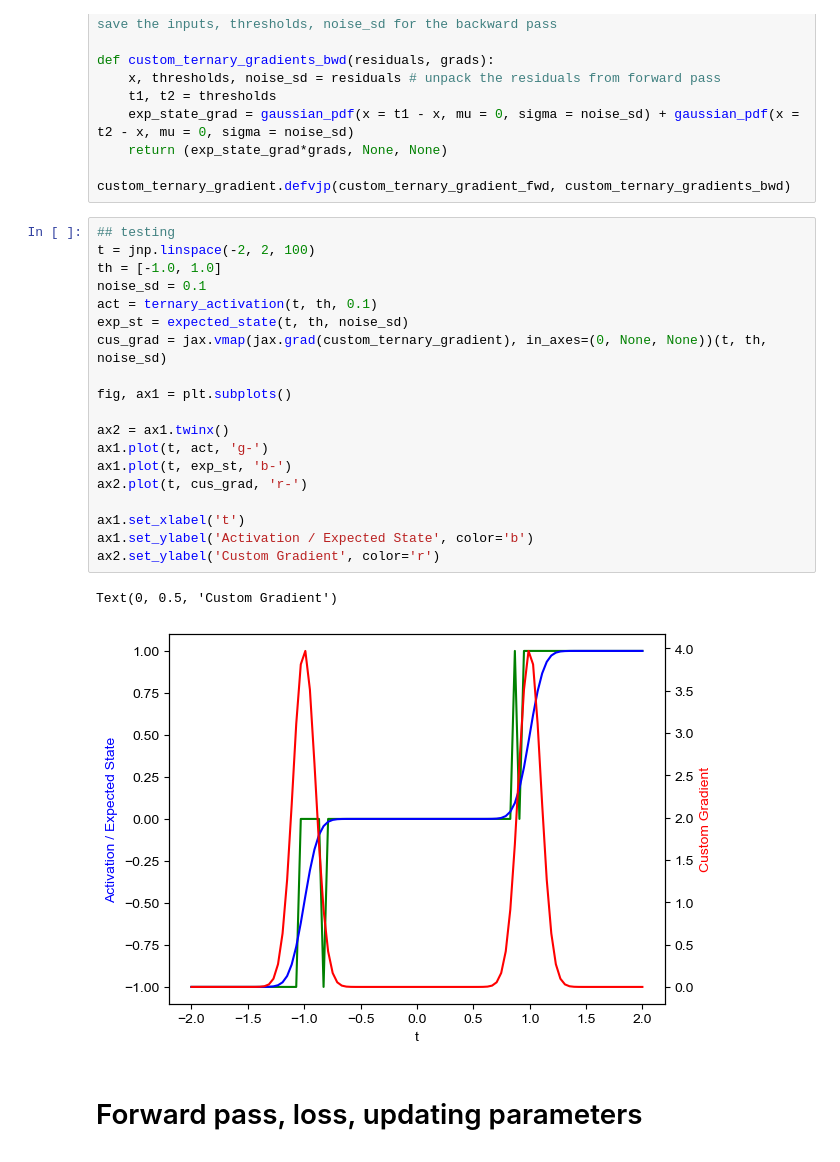
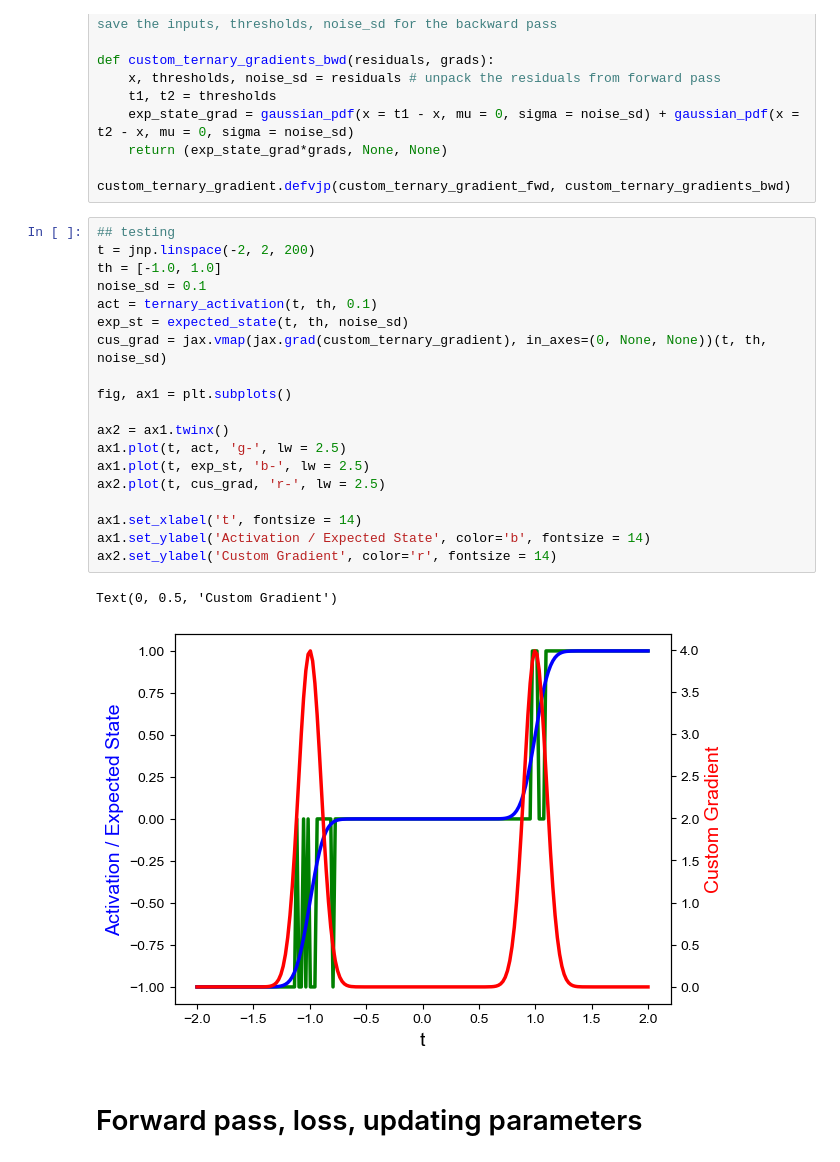
Before and after one commit to Integrated-Systems-Neuroengineering/scrramble, a Jupyter notebook: Notebooks/trident_v1.ipynb, the cells around one changed output. Drawn from its saved outputs; the diff is of its cells as text.

```diff
--- a/Notebooks/trident_v1.ipynb
+++ b/Notebooks/trident_v1.ipynb
@@ -136,26 +131,26 @@ def custom_ternary_gradients_bwd(residuals, grads):
 custom_ternary_gradient.defvjp(custom_ternary_gradient_fwd, custom_ternary_gradients_bwd)
 # %%
 ## testing
-t = jnp.linspace(-2, 2, 100)
+t = jnp.linspace(-2, 2, 200)
 th = [-1.0, 1.0]
 noise_sd = 0.1
 act = ternary_activation(t, th, 0.1)
 exp_st = expected_state(t, th, noise_sd)
 cus_grad = jax.vmap(jax.grad(custom_ternary_gradient), in_axes=(0, None, None))(t, th, noise_sd)
 
 fig, ax1 = plt.subplots()
 
 ax2 = ax1.twinx()
-ax1.plot(t, act, 'g-')
-ax1.plot(t, exp_st, 'b-')
-ax2.plot(t, cus_grad, 'r-')
+ax1.plot(t, act, 'g-', lw = 2.5)
+ax1.plot(t, exp_st, 'b-', lw = 2.5)
+ax2.plot(t, cus_grad, 'r-', lw = 2.5)
 
-ax1.set_xlabel('t')
-ax1.set_ylabel('Activation / Expected State', color='b')
-ax2.set_ylabel('Custom Gradient', color='r')
+ax1.set_xlabel('t', fontsize = 14)
+ax1.set_ylabel('Activation / Expected State', color='b', fontsize = 14)
+ax2.set_ylabel('Custom Gradient', color='r', fontsize = 14)
 # %% [output]
 Text(0, 0.5, 'Custom Gradient')
-[figure, old version]
+[figure, new version]
 # %% [markdown]
 # Forward pass, loss, updating parameters
 # %%
```
Also changed, not shown: parts of 6 cells of this notebook, 6 other files.
